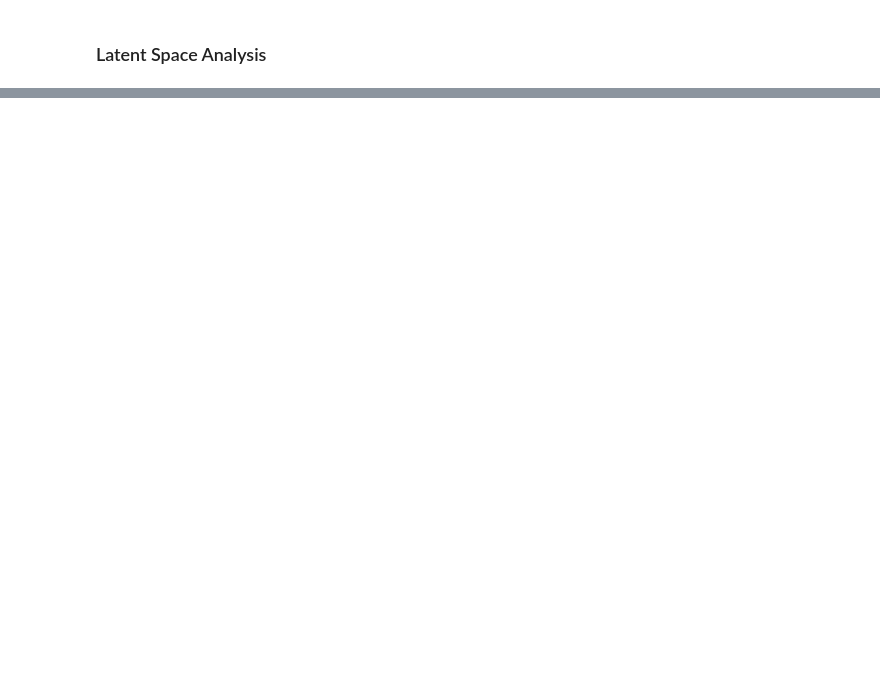
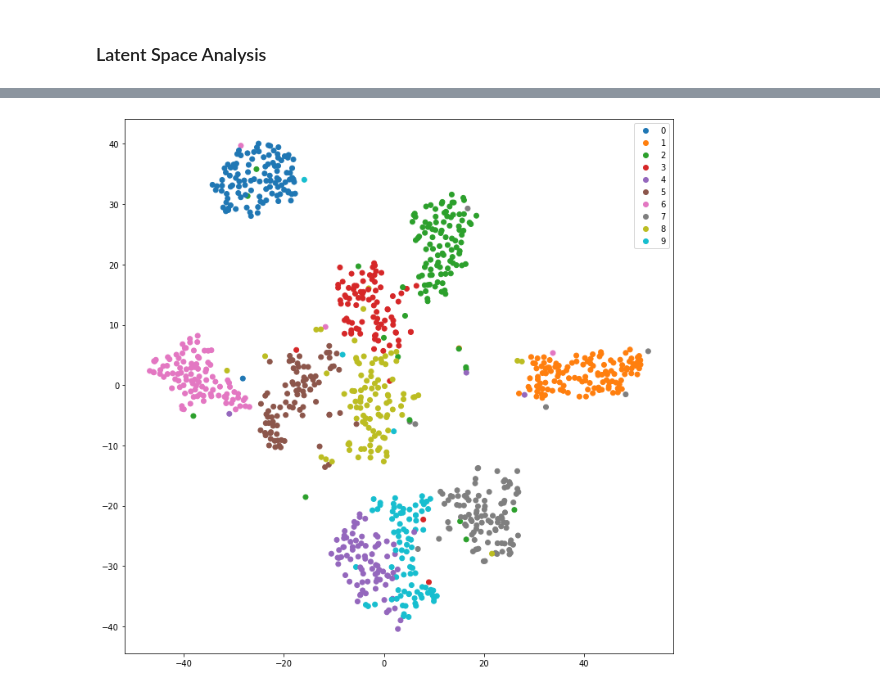
Before and after one commit to b-peters/IANNwTF-homework, a Jupyter notebook: homework08/homework08.ipynb, the cells around one changed output, grey strips where cells are left out. Saved outputs shown, nothing was run; the diff lists cells and outputs as text; code cells hidden in the pictures; blank space fills up the shorter version.

```diff
--- a/homework08/homework08.ipynb
+++ b/homework08/homework08.ipynb
@@ -336,2 +340,11 @@ Test loss: 0.05492602661252022
 # %% [markdown]
 ### Latent Space Analysis
+# %%
+# create another dataset with 1000 examples
+tsne_ds = test_ds.take(1000)
+# save the labels for plotting later on
+img_labels = [label.numpy() for _, label in tsne_ds]
+# preprocess the data, but do not shuffle it (so the labels will still be correct)
+tsne_data = prepare_data(mnist=tsne_ds, mode="tsne")
+# create embedding by passing the test data through the trained encoder
+img_embedding = autoencoder.encoder.predict(tsne_data)
@@ -337,0 +353,25 @@ Test loss: 0.05492602661252022
+# %%
+# fit the data into a t-distributed stochastic neighbour embedding space and return that transformed output
+tsne_embedding = TSNE(n_components=2, n_iter=1000,n_iter_without_progress=250).fit_transform(img_embedding)
+# %%
+def plot_tsne(tsne, labels):
+  """
+  A function to plot the TSNE results.
+
+  Arguments:
+  tsne -- the TSNE space of our image encodings
+  labels -- denotes the target digits represented in the images
+  """
+  fig, ax = plt.subplots(figsize=(12, 12))
+  # create a scatter plot of the embedding space
+  scatter_plot = ax.scatter(tsne[:, 0], tsne[:, 1], c=labels, cmap="tab10")
+  # create the legend
+  legend = [str(digit) for digit in range(10)]
+  ax.legend(handles=scatter_plot.legend_elements()[0], labels=legend)
+
+  plt.show()
+# %%
+# plot the results
+plot_tsne(tsne_embedding, labels=img_labels)
+# %% [output]
+[figure, added]
```
Also changed, not shown: parts of 13 cells of this notebook.
